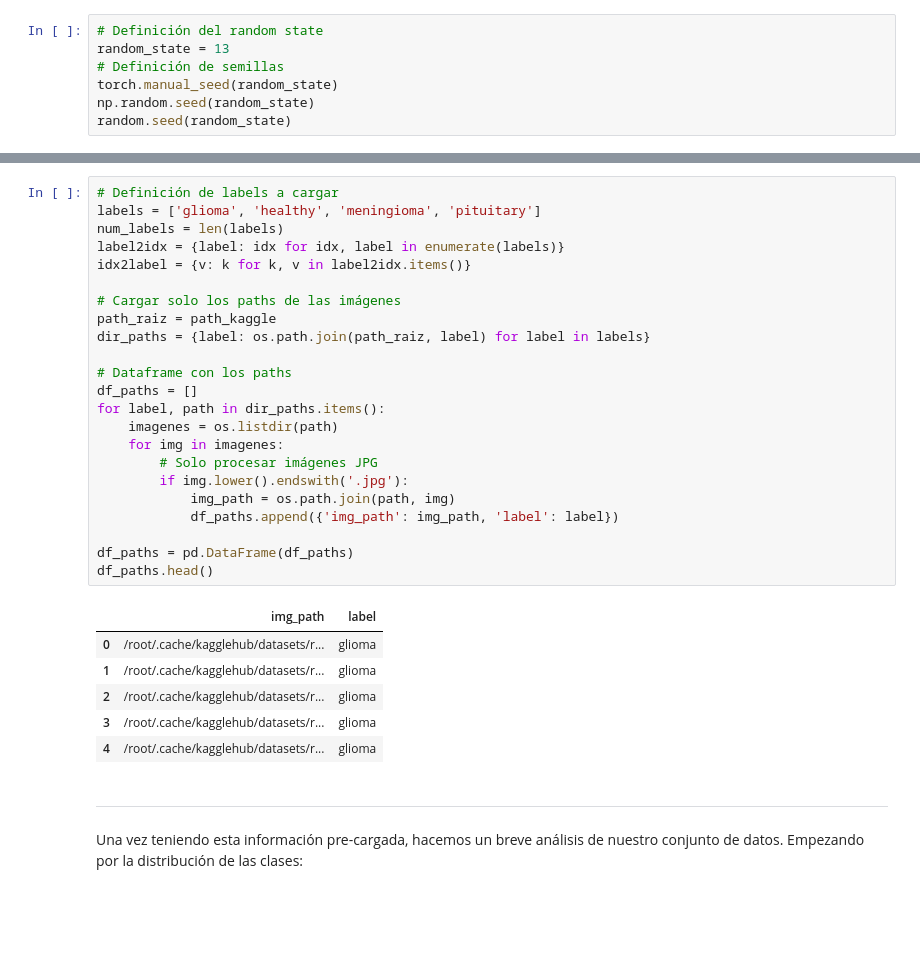
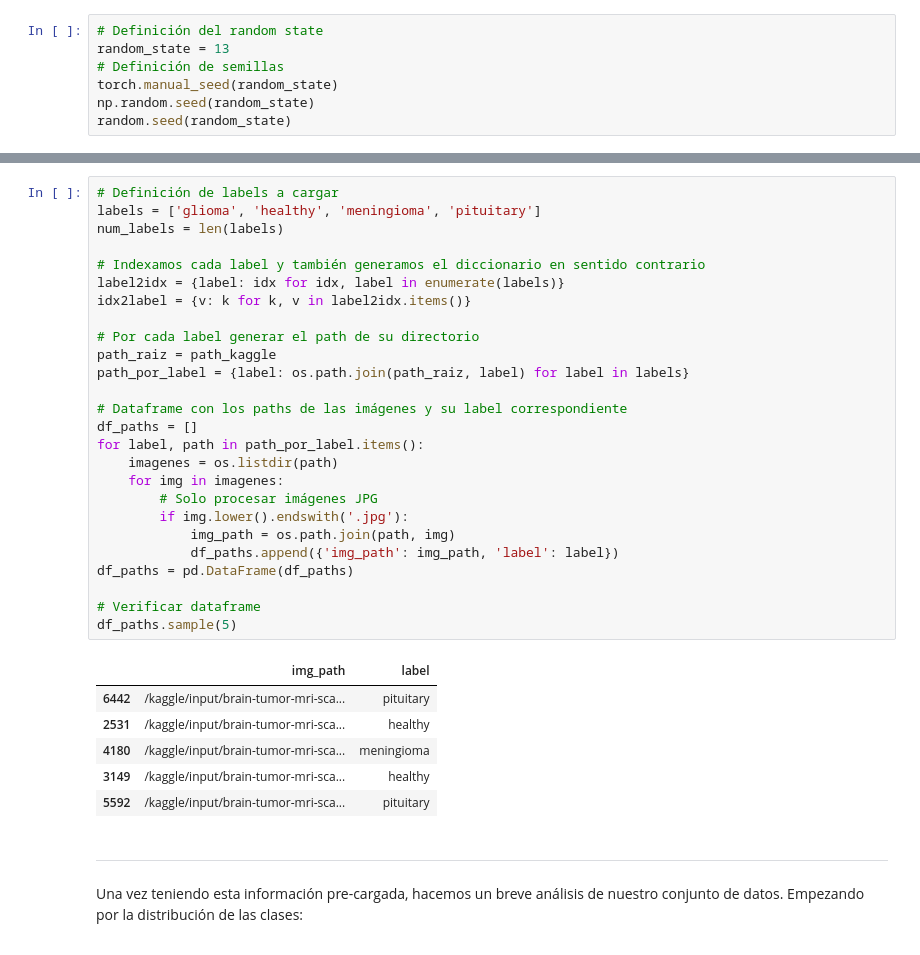
Before and after one commit to Jorbnc/MAIA-DL, a Jupyter notebook: Mini_Proyecto_1_DL.ipynb, the cells around one changed output, grey strips where cells are left out. Cells and saved outputs as stored; diff of their text form; blank space fills up the shorter version.

```diff
--- a/Mini_Proyecto_1_DL.ipynb
+++ b/Mini_Proyecto_1_DL.ipynb
@@ -158,33 +157,36 @@ Ruta: /root/.cache/kagglehub/datasets/rm1000/brain-tumor-mri-scans/versions/1
 # %%
 # Definición de labels a cargar
 labels = ['glioma', 'healthy', 'meningioma', 'pituitary']
 num_labels = len(labels)
+
+# Indexamos cada label y también generamos el diccionario en sentido contrario
 label2idx = {label: idx for idx, label in enumerate(labels)}
 idx2label = {v: k for k, v in label2idx.items()}
 
-# Cargar solo los paths de las imágenes
+# Por cada label generar el path de su directorio
 path_raiz = path_kaggle
-dir_paths = {label: os.path.join(path_raiz, label) for label in labels}
+path_por_label = {label: os.path.join(path_raiz, label) for label in labels}
 
-# Dataframe con los paths
+# Dataframe con los paths de las imágenes y su label correspondiente
 df_paths = []
-for label, path in dir_paths.items():
+for label, path in path_por_label.items():
     imagenes = os.listdir(path)
     for img in imagenes:
         # Solo procesar imágenes JPG
         if img.lower().endswith('.jpg'):
             img_path = os.path.join(path, img)
             df_paths.append({'img_path': img_path, 'label': label})
+df_paths = pd.DataFrame(df_paths)
 
-df_paths = pd.DataFrame(df_paths)
-df_paths.head()
+# Verificar dataframe
+df_paths.sample(5)
 # %% [output]
 |  | img_path | label |
-| 0 | /root/.cache/kagglehub/datasets/r... | glioma |
-| 1 | /root/.cache/kagglehub/datasets/r... | glioma |
-| 2 | /root/.cache/kagglehub/datasets/r... | glioma |
-| 3 | /root/.cache/kagglehub/datasets/r... | glioma |
-| 4 | /root/.cache/kagglehub/datasets/r... | glioma |
+| 6442 | /kaggle/input/brain-tumor-mri-sca... | pituitary |
+| 2531 | /kaggle/input/brain-tumor-mri-sca... | healthy |
+| 4180 | /kaggle/input/brain-tumor-mri-sca... | meningioma |
+| 3149 | /kaggle/input/brain-tumor-mri-sca... | healthy |
+| 5592 | /kaggle/input/brain-tumor-mri-sca... | pituitary |
 # %% [markdown]
 ***
 <span style="font-family:Cambria Math">
```
Also changed, not shown: parts of 44 cells of this notebook.
